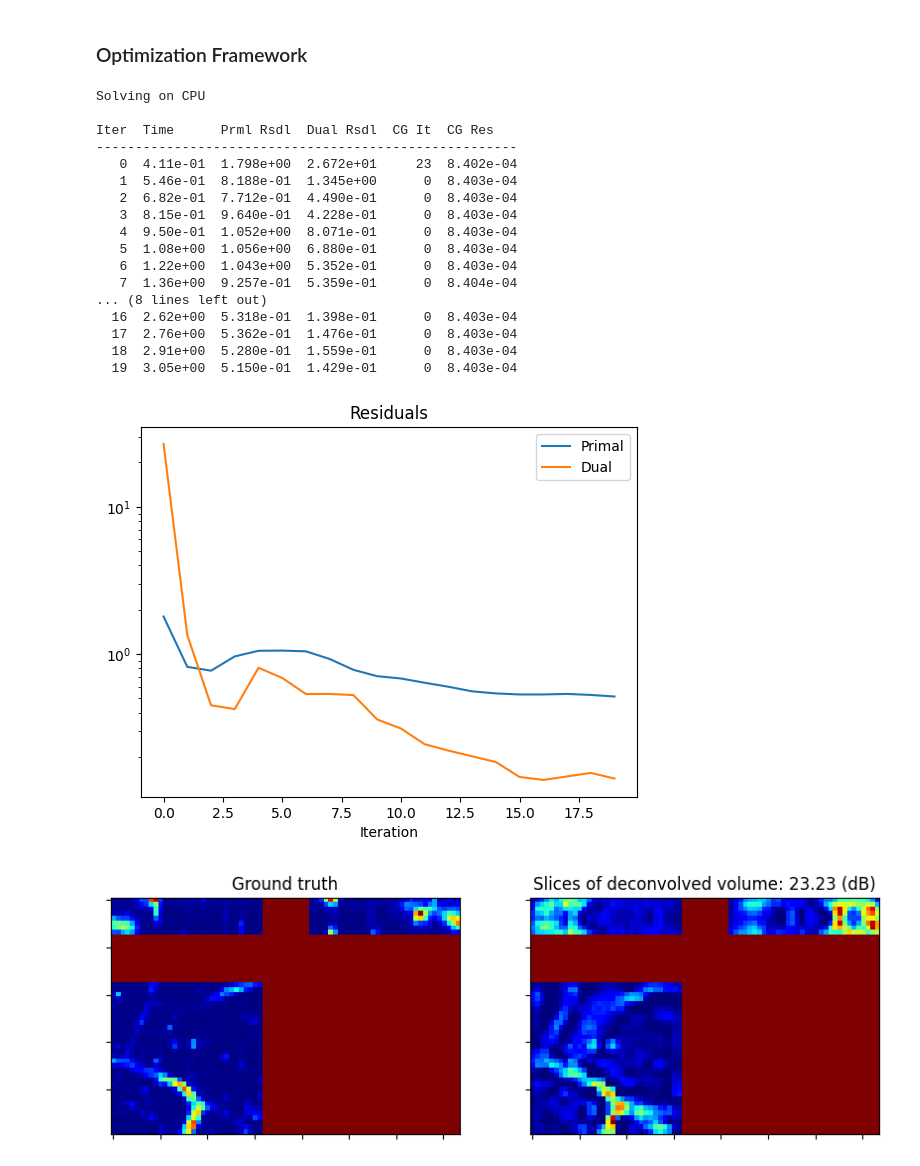
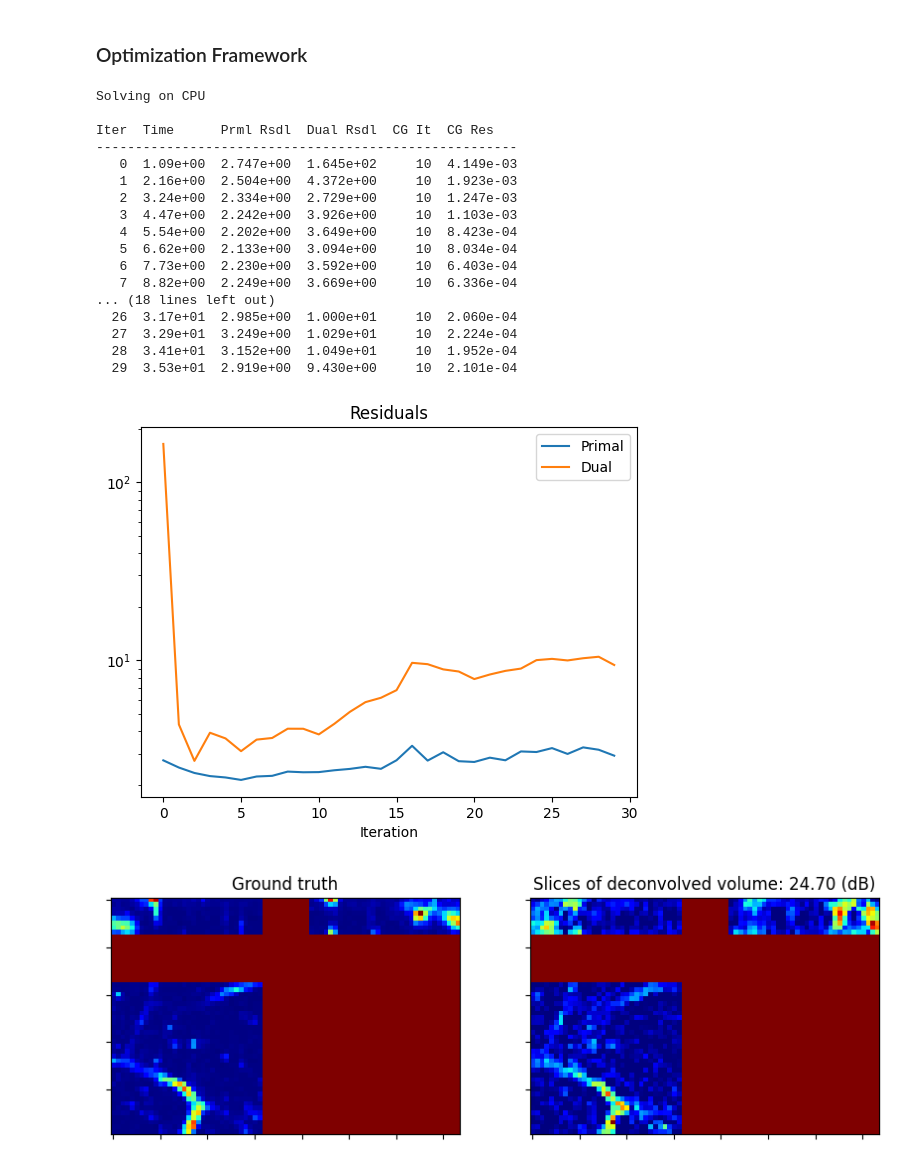
Before and after one commit to sanjith1999/FRIS, a Jupyter notebook: scico_PnP.ipynb, the cells around one changed output. Drawn from its saved outputs; the diff is of its cells as text; code cells hidden in the pictures.

```diff
--- a/scico_PnP.ipynb
+++ b/scico_PnP.ipynb
@@ -17,13 +17,13 @@ X = torch.load("./data/dataset/D2NN/Xr_blood_cell.pt")
 Y = torch.load("./data/dataset/D2NN/Y_blood_cell.pt")
 
 b = 232
-n_measure = 4096
+n_measure = 8192
 
 x_gt = snp.array(X[b].view(8,32,32).cpu().numpy())
 phi = snp.array(phi_comp[:n_measure,:].cpu().numpy())
 y = snp.array(Y[b][:n_measure].cpu().numpy())
 
-σ = .01  # noise level
+σ = 1  # noise level
 noise, key = random.randn(y.shape)
 y_noisy = y + σ*noise
 
@@ -42,11 +42,12 @@ for i in range(8):
 f = loss.SquaredL2Loss(y=y_noisy, A=A)
 C = linop.Identity(x_gt.shape)
 
-λ = .05 # BM4D regularization strength
-g = λ * functional.DnCNN("17H")
+λ = .8
+g = λ * functional.BM4D()
 
-ρ = 1  # ADMM penalty parameter
-maxiter = 20  # number of ADMM iterations
+
+ρ = 5
+maxiter = 30
 
 x_init = (A.T @ y_noisy)
 x_init = (x_init-x_init.min())/(x_init.max()-x_init.min())
@@ -58,7 +59,7 @@ solver = ADMM(
     rho_list=[ρ],
     x0=x_init,
     maxiter=maxiter,
-    subproblem_solver=LinearSubproblemSolver(cg_kwargs={"tol": 1e-3, "maxiter": 100}),
+    subproblem_solver=LinearSubproblemSolver(cg_kwargs={"tol": 1e-5, "maxiter": 10}),
     itstat_options={"display": True},
 )
 
@@ -67,45 +68,45 @@ x = solver.solve()
 x = snp.clip(x, 0, 1)
 hist = solver.itstat_object.history(transpose=True)
 
 plot.plot(
     snp.vstack((hist.Prml_Rsdl, hist.Dual_Rsdl)).T,
     ptyp="semilogy",
     title="Residuals",
     xlbl="Iteration",
     lgnd=("Primal", "Dual"),
 )
 
 
 fig, ax = plot.subplots(nrows=1, ncols=2, figsize=(10, 5))
 plot.imview(tile_volume_slices(x_gt), title="Ground truth", fig=fig, ax=ax[0],cmap = 'jet')
 plot.imview(tile_volume_slices(x,sep_width=10), title="Slices of deconvolved volume: %.2f (dB)" % metric.psnr(x_gt, x), fig=fig, ax=ax[1],cmap = 'jet' )
 fig.show()
 
 fig, ax = plot.subplots(nrows=2, ncols=8, figsize=(15, 4))
 for i in range(8):
     if i==3:
         plot.imview(x_gt[i], fig=fig, ax=ax[0][i],cmap = "jet", title="Original Object")
     else:
         plot.imview(x_gt[i], fig=fig, ax=ax[0][i],cmap = "jet")
     plot.imview(x[i],fig=fig,ax=ax[1][i],cmap = "jet", title=f"{metric.psnr(x_gt[i], x[i]):.2f} (dB)")
     fig.show()
 # %% [output]
 Solving on CPU
 
 Iter  Time      Prml Rsdl  Dual Rsdl  CG It  CG Res
 ------------------------------------------------------
-   0  4.11e-01  1.798e+00  2.672e+01     23  8.402e-04
-   1  5.46e-01  8.188e-01  1.345e+00      0  8.403e-04
-   2  6.82e-01  7.712e-01  4.490e-01      0  8.403e-04
-   3  8.15e-01  9.640e-01  4.228e-01      0  8.403e-04
-   4  9.50e-01  1.052e+00  8.071e-01      0  8.403e-04
-   5  1.08e+00  1.056e+00  6.880e-01      0  8.403e-04
-   6  1.22e+00  1.043e+00  5.352e-01      0  8.403e-04
-   7  1.36e+00  9.257e-01  5.359e-01      0  8.404e-04
-... (8 lines left out)
-  16  2.62e+00  5.318e-01  1.398e-01      0  8.403e-04
-  17  2.76e+00  5.362e-01  1.476e-01      0  8.403e-04
-  18  2.91e+00  5.280e-01  1.559e-01      0  8.403e-04
-  19  3.05e+00  5.150e-01  1.429e-01      0  8.403e-04
+   0  1.09e+00  2.747e+00  1.645e+02     10  4.149e-03
+   1  2.16e+00  2.504e+00  4.372e+00     10  1.923e-03
+   2  3.24e+00  2.334e+00  2.729e+00     10  1.247e-03
+   3  4.47e+00  2.242e+00  3.926e+00     10  1.103e-03
+   4  5.54e+00  2.202e+00  3.649e+00     10  8.423e-04
+   5  6.62e+00  2.133e+00  3.094e+00     10  8.034e-04
+   6  7.73e+00  2.230e+00  3.592e+00     10  6.403e-04
+   7  8.82e+00  2.249e+00  3.669e+00     10  6.336e-04
+... (18 lines left out)
+  26  3.17e+01  2.985e+00  1.000e+01     10  2.060e-04
+  27  3.29e+01  3.249e+00  1.029e+01     10  2.224e-04
+  28  3.41e+01  3.152e+00  1.049e+01     10  1.952e-04
+  29  3.53e+01  2.919e+00  9.430e+00     10  2.101e-04
-[figure, old version]
+[figure, new version]
-[figure, old version]
+[figure, new version]
```
Also changed, not shown: parts of 3 cells of this notebook, 1 other file.
